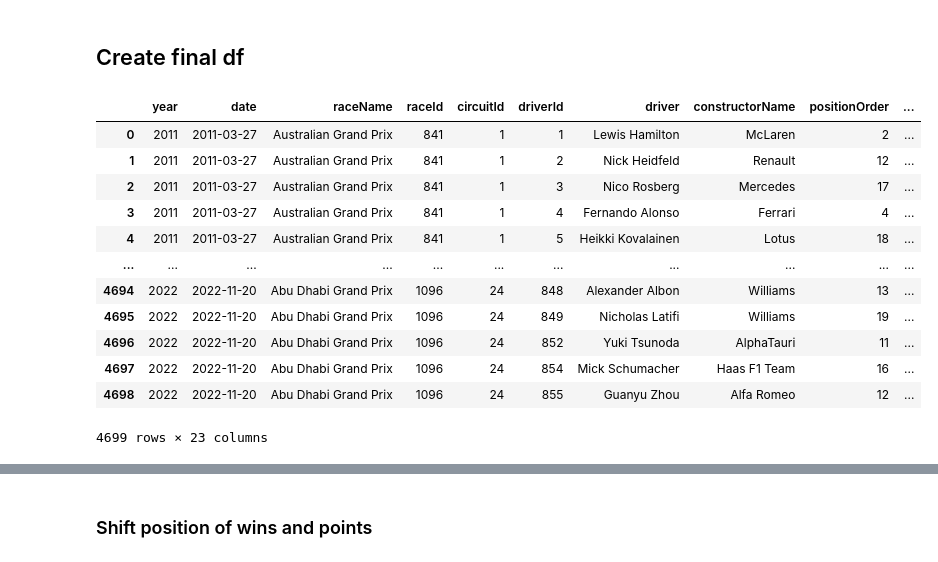
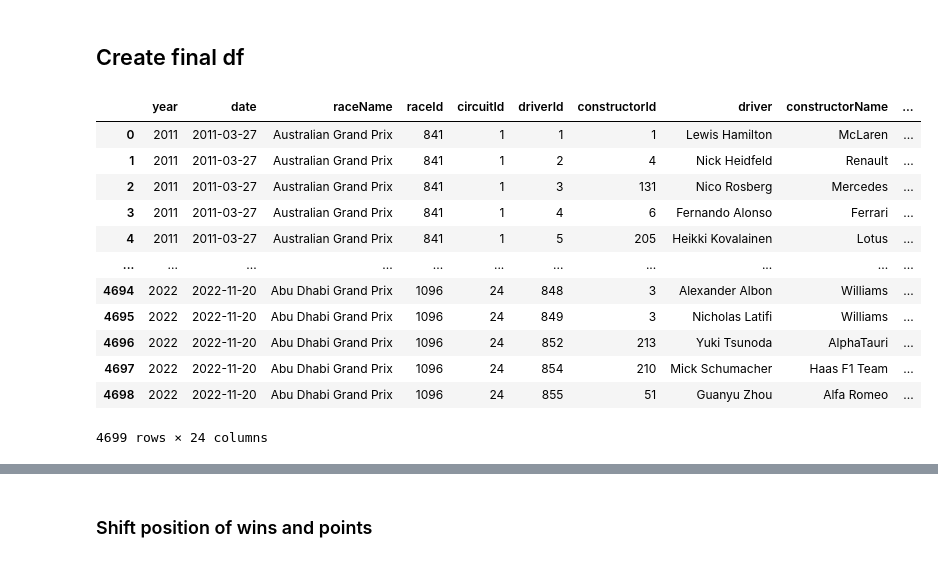
Before and after one commit to andresnowak/formula_1_ai_model, a Jupyter notebook: fix_f1_data_v2.ipynb, the cells around one changed output, grey strips where cells are left out. Drawn from its saved outputs; the diff is of its cells as text; code cells hidden in the pictures.

```diff
--- a/fix_f1_data_v2.ipynb
+++ b/fix_f1_data_v2.ipynb
@@ -176,7 +176,7 @@ def get_reliability_driver_const(data, columnId, column):
   data_temp_dnf.sort_index(inplace=True)
 
 
-  window_size = '1095D' # 2 years
+  window_size = '730D' # 2 years
 
   # data_temp_dnf['rolling_sum_1'] = data_temp_dnf.groupby('driver')['driver_dnf'].apply(lambda x: x.shift().rolling(window_size).sum())
   # data_temp_dnf['rolling_sum_2'] = data_temp_dnf.groupby('driver')['driver_dnf'].apply(lambda x: x.shift().rolling(window_size).count())
@@ -310,22 +310,22 @@ len(aggregated_df[aggregated_df['grid'] == 0])
 # %%
 aggregated_df['driver'] = aggregated_df['forename'].str.cat(aggregated_df['surname'], sep=" ")
 # %%
-final_df = aggregated_df[['year', 'date', 'raceName', 'raceId', 'circuitId', 'driverId', 'driver', 'constructorName', 'positionOrder', 'grid', 'wins', 'points', 'constructorPoints', 'constructorWins', 'nationality', 'statusId', 'pitStops', 'pitDuration', 'raceName', 'constructor_dnf', 'driver_dnf', 'constructor_reliability', 'driver_confidence']]
+final_df = aggregated_df[['year', 'date', 'raceName', 'raceId', 'circuitId', 'driverId', 'constructorId', 'driver', 'constructorName', 'positionOrder', 'grid', 'wins', 'points', 'constructorPoints', 'constructorWins', 'nationality', 'statusId', 'pitStops', 'pitDuration', 'raceName', 'constructor_dnf', 'driver_dnf', 'constructor_reliability', 'driver_confidence']]
 final_df
 # %% [output]
-|  | year | date | raceName | raceId | circuitId | driverId | driver | constructorName | positionOrder | ... |
-| 0 | 2011 | 2011-03-27 | Australian Grand Prix | 841 | 1 | 1 | Lewis Hamilton | McLaren | 2 | ... |
-| 1 | 2011 | 2011-03-27 | Australian Grand Prix | 841 | 1 | 2 | Nick Heidfeld | Renault | 12 | ... |
-| 2 | 2011 | 2011-03-27 | Australian Grand Prix | 841 | 1 | 3 | Nico Rosberg | Mercedes | 17 | ... |
-| 3 | 2011 | 2011-03-27 | Australian Grand Prix | 841 | 1 | 4 | Fernando Alonso | Ferrari | 4 | ... |
-| 4 | 2011 | 2011-03-27 | Australian Grand Prix | 841 | 1 | 5 | Heikki Kovalainen | Lotus | 18 | ... |
+|  | year | date | raceName | raceId | circuitId | driverId | constructorId | driver | constructorName | ... |
+| 0 | 2011 | 2011-03-27 | Australian Grand Prix | 841 | 1 | 1 | 1 | Lewis Hamilton | McLaren | ... |
+| 1 | 2011 | 2011-03-27 | Australian Grand Prix | 841 | 1 | 2 | 4 | Nick Heidfeld | Renault | ... |
+| 2 | 2011 | 2011-03-27 | Australian Grand Prix | 841 | 1 | 3 | 131 | Nico Rosberg | Mercedes | ... |
+| 3 | 2011 | 2011-03-27 | Australian Grand Prix | 841 | 1 | 4 | 6 | Fernando Alonso | Ferrari | ... |
+| 4 | 2011 | 2011-03-27 | Australian Grand Prix | 841 | 1 | 5 | 205 | Heikki Kovalainen | Lotus | ... |
 | ... | ... | ... | ... | ... | ... | ... | ... | ... | ... | ... |
-| 4694 | 2022 | 2022-11-20 | Abu Dhabi Grand Prix | 1096 | 24 | 848 | Alexander Albon | Williams | 13 | ... |
-| 4695 | 2022 | 2022-11-20 | Abu Dhabi Grand Prix | 1096 | 24 | 849 | Nicholas Latifi | Williams | 19 | ... |
-| 4696 | 2022 | 2022-11-20 | Abu Dhabi Grand Prix | 1096 | 24 | 852 | Yuki Tsunoda | AlphaTauri | 11 | ... |
-| 4697 | 2022 | 2022-11-20 | Abu Dhabi Grand Prix | 1096 | 24 | 854 | Mick Schumacher | Haas F1 Team | 16 | ... |
-| 4698 | 2022 | 2022-11-20 | Abu Dhabi Grand Prix | 1096 | 24 | 855 | Guanyu Zhou | Alfa Romeo | 12 | ... |
+| 4694 | 2022 | 2022-11-20 | Abu Dhabi Grand Prix | 1096 | 24 | 848 | 3 | Alexander Albon | Williams | ... |
+| 4695 | 2022 | 2022-11-20 | Abu Dhabi Grand Prix | 1096 | 24 | 849 | 3 | Nicholas Latifi | Williams | ... |
+| 4696 | 2022 | 2022-11-20 | Abu Dhabi Grand Prix | 1096 | 24 | 852 | 213 | Yuki Tsunoda | AlphaTauri | ... |
+| 4697 | 2022 | 2022-11-20 | Abu Dhabi Grand Prix | 1096 | 24 | 854 | 210 | Mick Schumacher | Haas F1 Team | ... |
+| 4698 | 2022 | 2022-11-20 | Abu Dhabi Grand Prix | 1096 | 24 | 855 | 51 | Guanyu Zhou | Alfa Romeo | ... |
-4699 rows × 23 columns
+4699 rows × 24 columns
 # %%
 final_df = final_df.rename(columns={'positionOrder': 'position', 'grid': 'quali_pos', 'nationality': 'driver_home', 'raceName': 'GP_name', 'constructorName': 'constructor'})
 final_df
```
Also changed, not shown: parts of 3 cells of this notebook, 2 other files.
